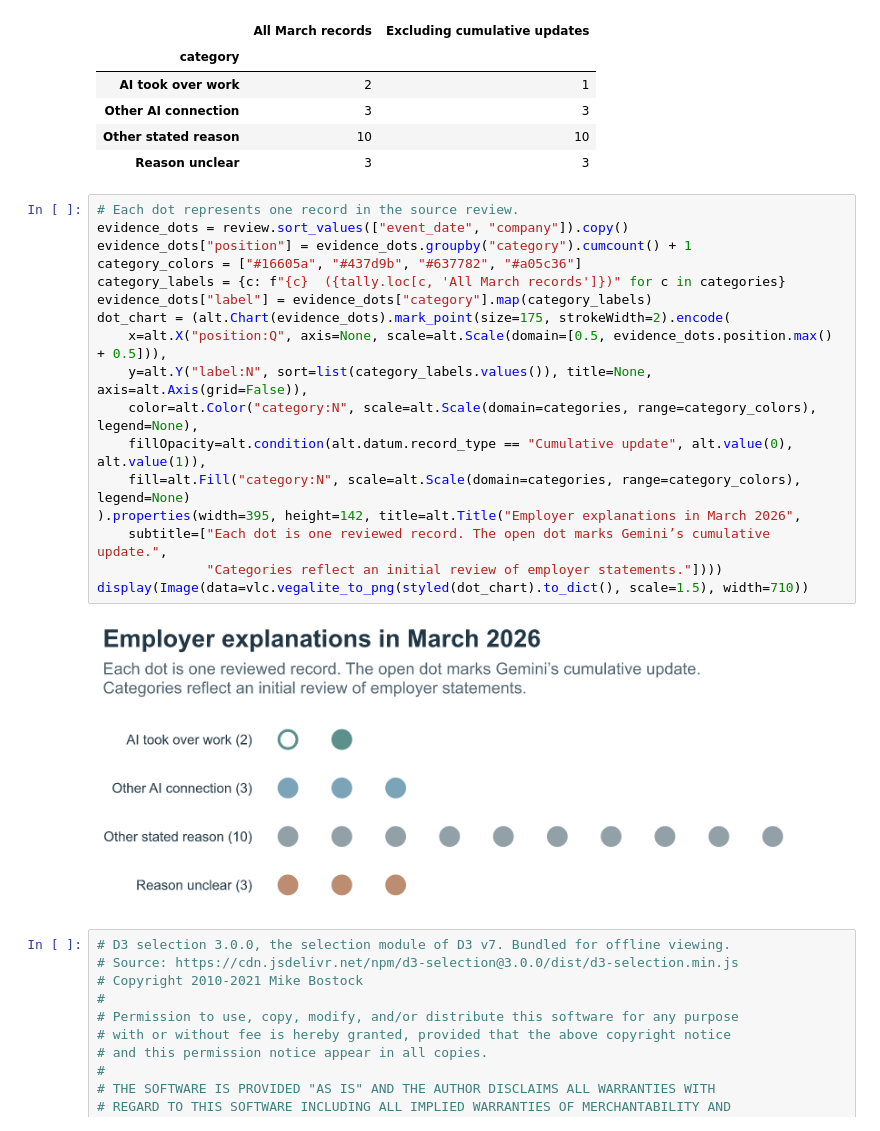
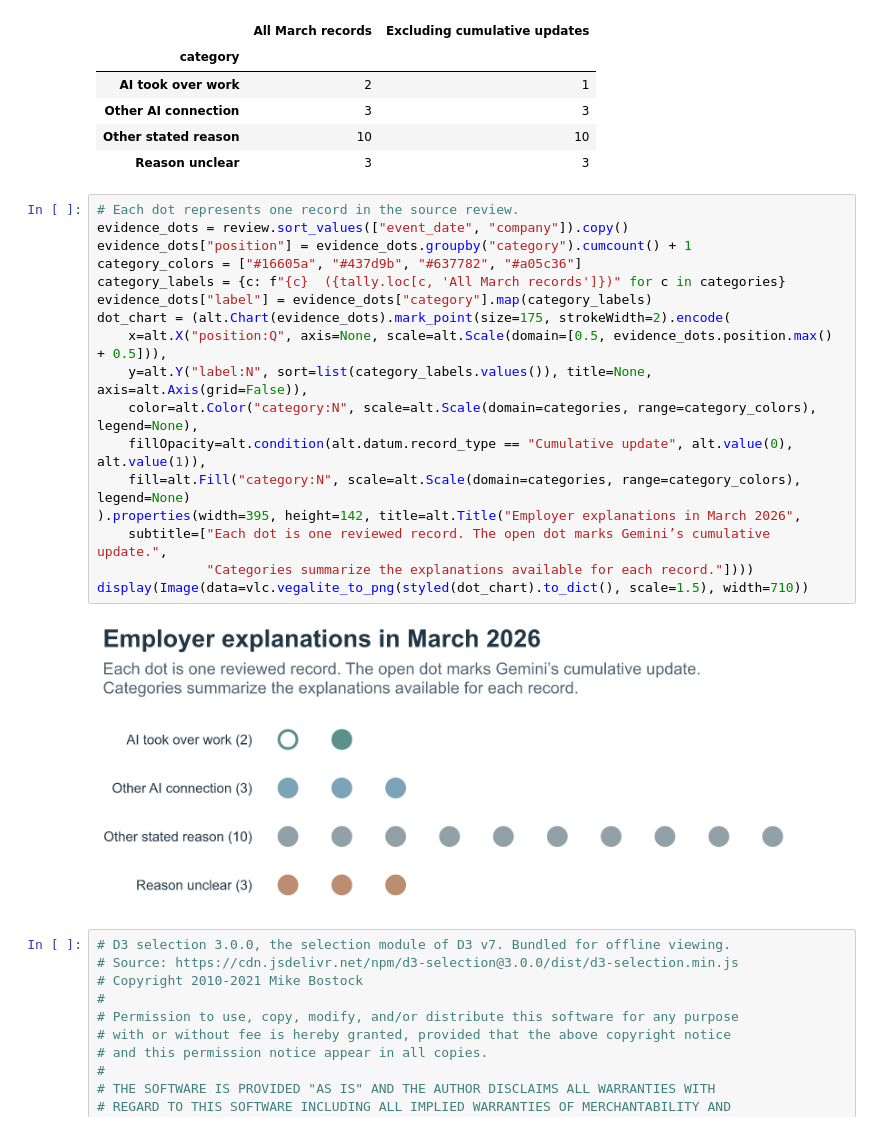
Before and after one commit to sionjk/AI-WorkForce-Reductions, a Jupyter notebook: Final Project/COP 4283 Final Project.ipynb, the cells around one changed output. Saved outputs shown, nothing was run; the diff lists cells and outputs as text.

Commit message:
Finalize reviewed notebook and new README

```diff
--- a/Final Project/COP 4283 Final Project.ipynb
+++ b/Final Project/COP 4283 Final Project.ipynb
@@ -576,22 +576,22 @@ display(tally)
 # %%
 # Each dot represents one record in the source review.
 evidence_dots = review.sort_values(["event_date", "company"]).copy()
 evidence_dots["position"] = evidence_dots.groupby("category").cumcount() + 1
 category_colors = ["#16605a", "#437d9b", "#637782", "#a05c36"]
 category_labels = {c: f"{c}  ({tally.loc[c, 'All March records']})" for c in categories}
 evidence_dots["label"] = evidence_dots["category"].map(category_labels)
 dot_chart = (alt.Chart(evidence_dots).mark_point(size=175, strokeWidth=2).encode(
     x=alt.X("position:Q", axis=None, scale=alt.Scale(domain=[0.5, evidence_dots.position.max() + 0.5])),
     y=alt.Y("label:N", sort=list(category_labels.values()), title=None, axis=alt.Axis(grid=False)),
     color=alt.Color("category:N", scale=alt.Scale(domain=categories, range=category_colors), legend=None),
     fillOpacity=alt.condition(alt.datum.record_type == "Cumulative update", alt.value(0), alt.value(1)),
     fill=alt.Fill("category:N", scale=alt.Scale(domain=categories, range=category_colors), legend=None)
 ).properties(width=395, height=142, title=alt.Title("Employer explanations in March 2026",
     subtitle=["Each dot is one reviewed record. The open dot marks Gemini’s cumulative update.",
-              "Categories reflect an initial review of employer statements."])))
+              "Categories summarize the explanations available for each record."])))
 display(Image(data=vlc.vegalite_to_png(styled(dot_chart).to_dict(), scale=1.5), width=710))
 # %% [output]
-[figure, old version]
+[figure, new version]
 # %%
 # D3 selection 3.0.0, the selection module of D3 v7. Bundled for offline viewing.
 # Source: https://cdn.jsdelivr.net/npm/d3-selection@3.0.0/dist/d3-selection.min.js
```
Also changed, not shown: parts of 3 cells of this notebook, 4 other files.
